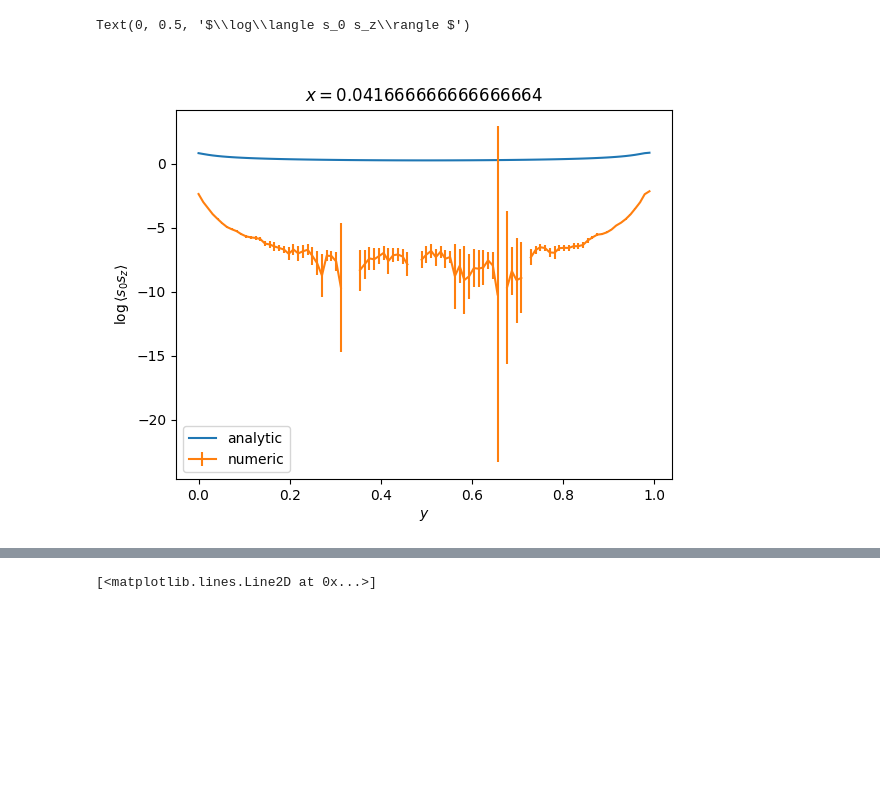
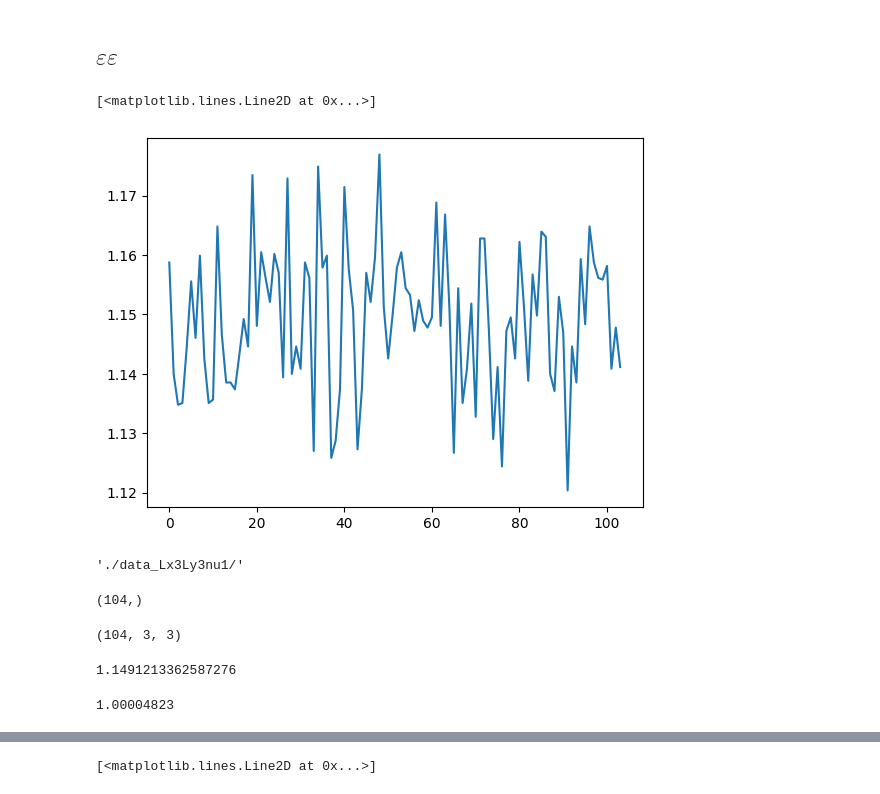
Before and after one commit to nobuyukimatsumoto68/hex, a Jupyter notebook: analysis.ipynb, the cells around one changed output, grey strips where cells are left out. Drawn from its saved outputs; the diff is of its cells as text; code cells hidden in the pictures; blank space fills up the shorter version.

```diff
--- a/analysis.ipynb
+++ b/analysis.ipynb
@@ -564,20 +467,2 @@ xt = ss1[t::Lx]
-# %%
-plt.close()
-
-# x = np.arange(0, Ly)/Ly
-# y = np.array( [ss_corr_analytic( t/Lx + tau*yy ) for yy in x] )
-# plt.plot( x, np.log(y), label="analytic" )
-
-plt.errorbar( xt.T[1]/Ly, np.log(fac * xt.T[2]), np.abs(xt.T[3]/xt.T[2]), label="numeric" )
-
-plt.legend()
-# plt.ylim( -1.0, 0.0 )
-
-plt.title("$x="+str(t/Lx)+"$")
-plt.xlabel("$y$")
-plt.ylabel("$\\log\\langle s_0 s_z\\rangle $")
-
-# plt.savefig('./xslice.pdf',bbox_inches='tight')
-# %% [output]
-Text(0, 0.5, '$\\log\\langle s_0 s_z\\rangle $')
-[figure, removed]
+# %% [markdown]
+## $\varepsilon \varepsilon$
@@ -583,0 +472,26 @@ Text(0, 0.5, '$\\log\\langle s_0 s_z\\rangle $')
+# %%
+plt.close()
+plt.plot(eps_1pt)
+# %% [output]
+[<matplotlib.lines.Line2D at 0x...>]
+[figure, added]
+# %%
+directory1
+# %% [output]
+'./data_Lx3Ly3nu1/'
+# %%
+(eps_1pt**2).shape
+# %% [output]
+(104,)
+# %%
+epseps_corr1.shape
+# %% [output]
+(104, 3, 3)
+# %%
+np.mean( eps_1pt )
+# %% [output]
+1.1491213362587276
+# %%
+1.00004823e+00
+# %% [output]
+1.00004823
```
Also changed, not shown: parts of 60 cells of this notebook, 4 other files.
